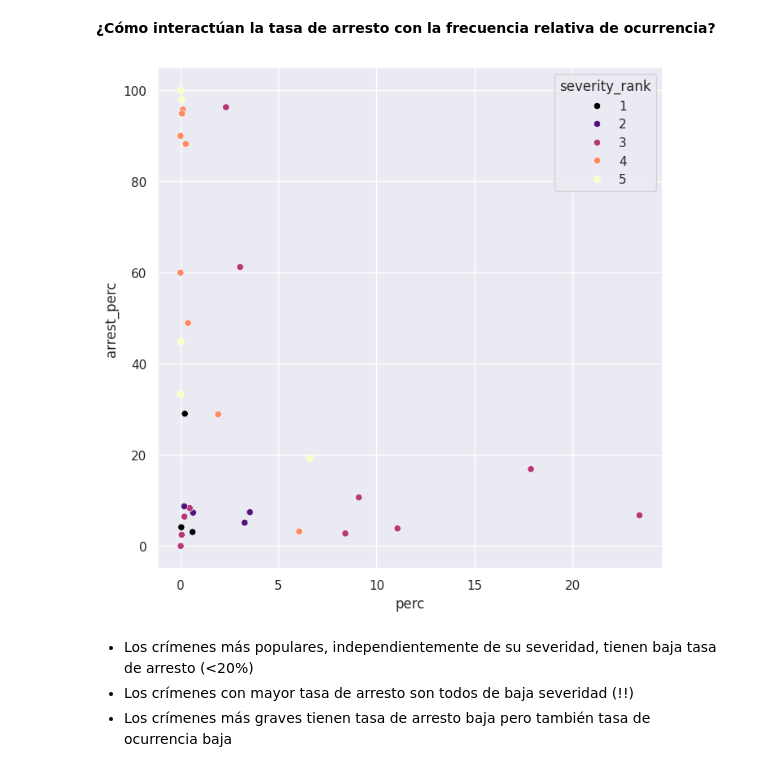
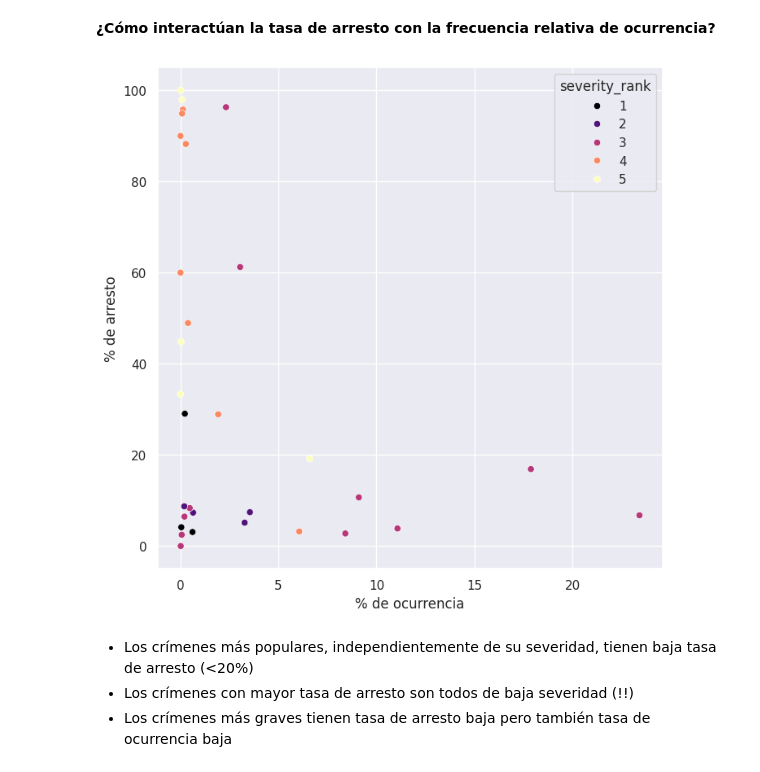
Before and after one commit to mbarquienero/Analisis_de_datos, a Jupyter notebook: chicago_crimenes.ipynb, the cells around one changed output. Drawn from its saved outputs; the diff is of its cells as text; code cells hidden in the pictures.

```diff
--- a/chicago_crimenes.ipynb
+++ b/chicago_crimenes.ipynb
@@ -1539,11 +1542,14 @@ plt.show()
 # %%
 fig, ax = plt.subplots(figsize=(8,8))
 
 sns.scatterplot(aux, x='perc', y='arrest_perc', hue='severity_rank', ax=ax, palette='magma')
 
+ax.set_xlabel("% de ocurrencia")
+ax.set_ylabel("% de arresto")
+
 plt.show()
 # %% [output]
-[figure, old version]
+[figure, new version]
 # %% [markdown]
 * Los crímenes más populares, independientemente de su severidad, tienen baja tasa de arresto (<20%)
 * Los crímenes con mayor tasa de arresto son todos de baja severidad (!!)
```
Also changed, not shown: parts of 4 cells of this notebook.
